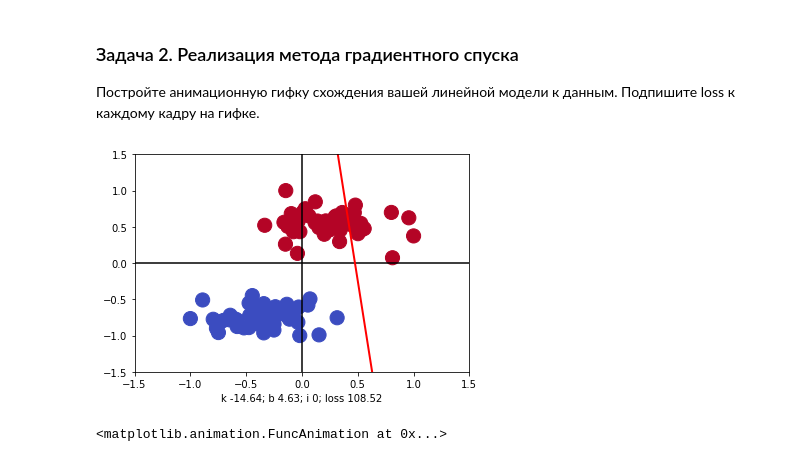
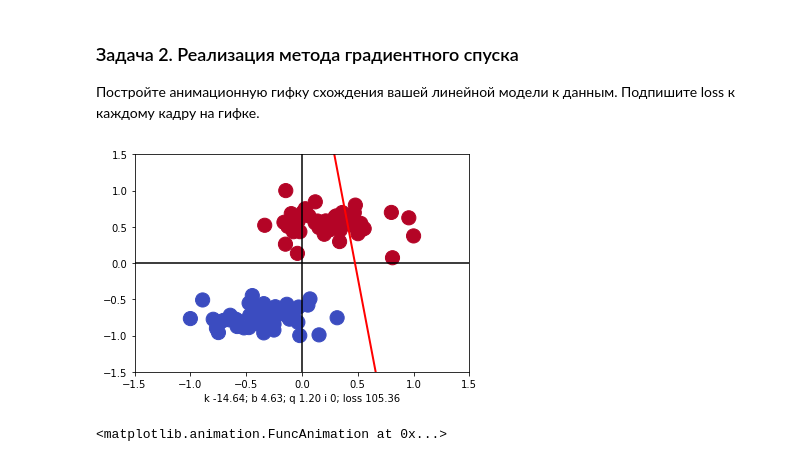
Before and after one commit to nekochanoide/ml_course, a Jupyter notebook: practics/lab3_linear_classification/lab_linear_classification.ipynb, the cells around one changed output. Drawn from its saved outputs; the diff is of its cells as text; code cells hidden in the pictures.

```diff
--- a/practics/lab3_linear_classification/lab_linear_classification.ipynb
+++ b/practics/lab3_linear_classification/lab_linear_classification.ipynb
@@ -37,7 +37,8 @@ import numpy as np
 # %%
 def calc_loss(c_w0, c_w1, c_w2, x, y):
     w = np.array((c_w1, c_w2, c_w0))
-    ones = np.reshape(np.ones(x.shape[0]), (-1, 1))
+    ones = np.ones(x.shape[0])
+    ones.shape = (ones.shape[0], 1)
     aX = np.hstack((x, ones))
     error = 0
     for i in range(aX.shape[0]):
@@ -45,7 +46,9 @@ def calc_loss(c_w0, c_w1, c_w2, x, y):
         error += np.log(1 + np.exp(-M))
     return error
 
-def calc_gradient(c_w0, c_w1, c_w2, x, y):
+def calc_gradient_obsolete(c_w0, c_w1, c_w2, x, y):
+# def calc_gradient(c_w0, c_w1, c_w2, x, y):
+
     d0 = take_ds(c_w0)
     g0 = (calc_loss(d0[0], c_w1, c_w2, x, y) - calc_loss(d0[1], c_w1, c_w2, x, y)) / (d0[0] - d0[1])
 
@@ -56,5 +59,20 @@ def calc_gradient(c_w0, c_w1, c_w2, x, y):
     g2 = (calc_loss(c_w0, c_w1, d2[0], x, y) - calc_loss(c_w0, c_w1, d2[1], x, y)) / (d2[0] - d2[1])
     return g0, g1, g2
 
+def cacl_gradient(c_w0, с_w1, c_w2, x, y):
+    #
+    #    exp(-M)
+    # - ---------
+    #   1+exp(-M)
+    #
+    w = np.array((c_w1, c_w2, c_w0))
+    ones = np.ones(x.shape[0])
+    ones.shape = (ones.shape[0], 1)
+    aX = np.hstack((x, ones))
+    error = 0
+    for i in range(aX.shape[0]):
+        M = np.multiply(np.dot(w, aX[i]), y[i])
+        gradient +=
+
 def take_ds(w):
     return (w + 1e-2, w - 1e-2)
@@ -98,46 +135,45 @@ fig, ax = plt.subplots()
 
 k = 10
 b = -5
+q = 1
 mb = 1e-2 # шаг обучения
 mk = 1
 
 # Данные
 plt.scatter(X[:,0], X[:,1], s = 200, c = Y, cmap=cmap)
 plt.axhline(0, color='black')
 plt.axvline(0, color='black')
 fig.figsize=(10,10)
 
 # Модель данных
-line = lambda x1 : -(x1 * k + b)
+line = lambda x1 : -(x1 * k + b) / q
 clf, = ax.plot([X[:,0].min() - .5, X[:,0].max() + .5], [line(X[:,0].min() - .5), line(X[:,0].max() + .5)], 'r-', linewidth=2)
 
 # Настройка графика
 ax.set_xlim([X[:,0].min() - .5, X[:,0].max() + .5])
 ax.set_ylim([X[:,1].min() - .5, X[:,1].max() + .5])
 
 
 def update(i):
-    global w, X, Y, mb, bk, k, b
+    global w, X, Y, mb, bk, k, b, q
 
-    # Градиент в примере задан постоянными величинами
-    # На деле после каждой итерации необходимо пересчитывать градиент и изменять веса модели.
-
-    div_w0, div_w1, _ = calc_gradient(b, k, 1, X, Y)
+    div_w0, div_w1, div_w2 = calc_gradient(b, k, q, X, Y)
 
     k -= mk * div_w1
     b -= mb * div_w0
+    q -= mb * div_w2
 
-    label = 'k {0:.2f}; b {1:.2f}; i {2}; loss {3:.2f}'.format(-k, -b, i, calc_loss(b, k, 1, X, Y))
+    label = 'k {0:.2f}; b {1:.2f}; q {4:.2f} i {2}; loss {3:.2f}'.format(-k, -b, i, calc_loss(b, k, q, X, Y), q)
 
-    line = lambda c_x : -(c_x * k + b)
+    line = lambda c_x : -(c_x * k + b) / q
     clf.set_ydata([line(X[:,0].min()), line(X[:,0].max())])
     ax.set_xlabel(label)
     return line, ax
 
 anim = FuncAnimation(fig, update, frames=np.arange(0, 100))
 rc('animation', html='html5')
 # %% [output]
-[figure, old version]
+[figure, new version]
 # %%
 anim
 # %% [output]
```
Also changed, not shown: parts of 4 cells of this notebook.
